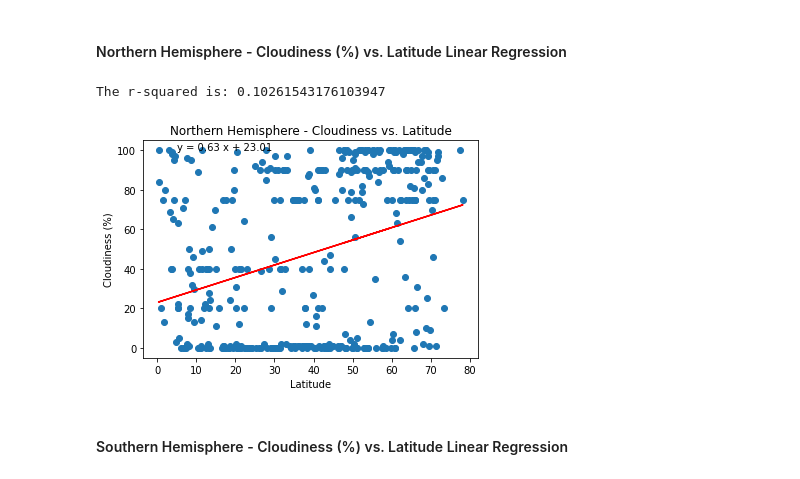
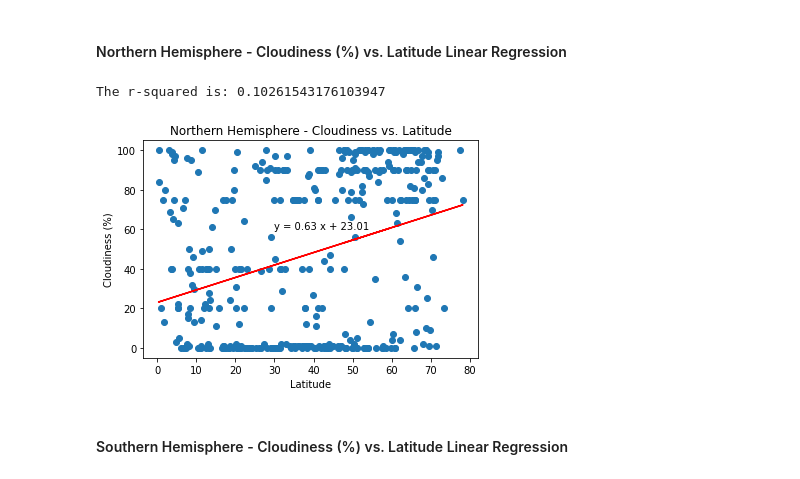
Before and after one commit to Kaylawkelly/6-Python-API-Challenge, a Jupyter notebook: WeatherPy/WeatherPy.ipynb, the cells around one changed output. Cells and saved outputs as stored; diff of their text form; code cells hidden in the pictures.

Commit message:
scatterplots

```diff
--- a/WeatherPy/WeatherPy.ipynb
+++ b/WeatherPy/WeatherPy.ipynb
@@ -354,23 +351,23 @@ Observation of Humidity
 # %%
 x_values = northernhem["lat"]
 y_values = northernhem["cloudy"]
 (slope, intercept, rvalue, pvalue, stderr) = linregress(x_values, y_values)
 
 regress_values = x_values * slope + intercept
 
 line_eq= f"y = {round(slope, 2)} x + {round(intercept, 2)}"
 
 plt.scatter(x_values,y_values)
 plt.plot(x_values,regress_values,"r-")
-plt.annotate(line_eq,(5,100),fontsize=10)
+plt.annotate(line_eq,(30,60),fontsize=10)
 plt.title("Northern Hemisphere - Cloudiness vs. Latitude")
 plt.xlabel("Latitude")
 plt.ylabel("Cloudiness (%)")
 print(f"The r-squared is: {rvalue**2}")
 plt.show()
 # %% [output]
 The r-squared is: 0.10261543176103947
-[figure, old version]
+[figure, new version]
 # %% [markdown]
 ####  Southern Hemisphere - Cloudiness (%) vs. Latitude Linear Regression
 # %%
```
Also changed, not shown: parts of 4 cells of this notebook, 1 other file.
